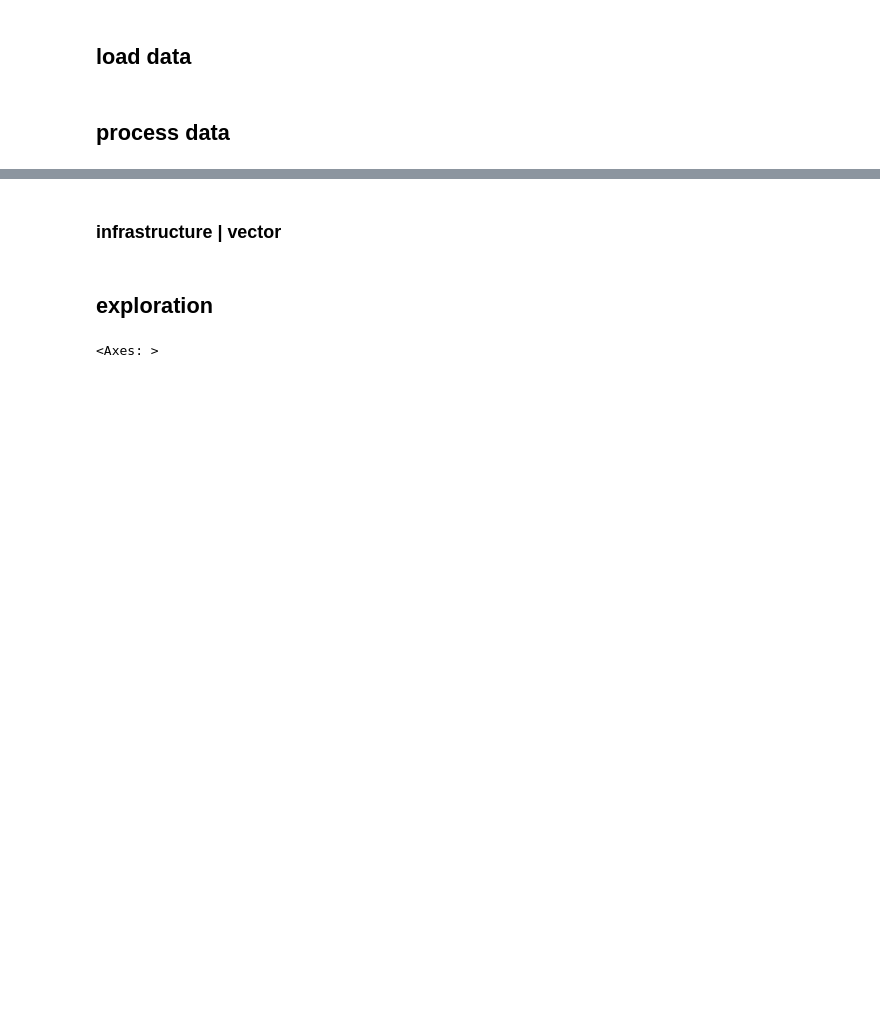
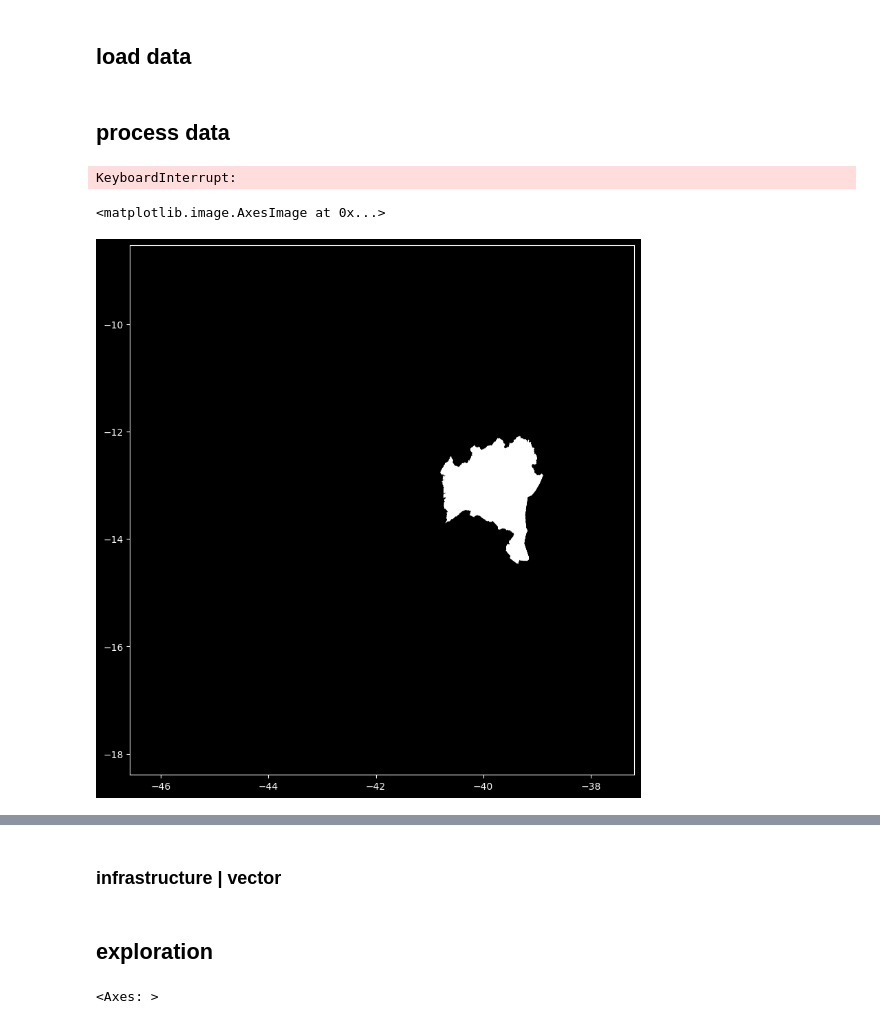
Before and after one commit to syrkis/aeolus, a Jupyter notebook: notebook.ipynb, the cells around one changed output, grey strips where cells are left out. Saved outputs shown, nothing was run; the diff lists cells and outputs as text; code cells hidden in the pictures; blank space fills up the shorter version.

```diff
--- a/notebook.ipynb
+++ b/notebook.ipynb
@@ -25,7 +25,6 @@ plt.style.use('dark_background')
 # %%
 brazil = gpd.read_file(f'{DATA_DIR}/brazil.geojson')                            # Brazil's shape
 offshore = gpd.read_file(f'{DATA_DIR}/offshore.geojson')                        # Offshore shape (constructed by adding 100km buffer to Brazil's shape)
-geometries = [mapping(polygon) for polygon in brazil.union(offshore).geometry]  # geometries of Union of Brazil and Offshore shapes
 # %%
 def load_from_global(fp):
     """
@@ -33,8 +32,9 @@ def load_from_global(fp):
     geoms: list of shapely geometries to crop to brazil
     return: (raster, transform, meta)
     """
+    geometry = [mapping(polygon) for polygon in brazil.union(offshore).geometry]
     with rasterio.open(f"{DATA_DIR}/{fp}") as src:
-        out_image, out_transform = rasterio.mask.mask(src, geometries, crop=True)
+        out_image, out_transform = rasterio.mask.mask(src, geometry, crop=True)
         out_image = out_image[0]
         out_meta = src.meta
     return out_image, out_transform, out_meta
@@ -92,0 +101,17 @@ brazil_mask = make_mask(population, population_transform, brazil)
+# %%
+# down scale to 1km (due to memory constraints). Analysis will improve if we upscale to topology, but this is a good start
+small_roughness = scale_and_crop_raster(roughness, roughness_transform, roughness_meta['crs'], wind_speed_transform, wind_speed.shape, wind_speed_meta['crs'])
+small_slope = scale_and_crop_raster(slope, slope_transform, slope_meta['crs'], wind_speed_transform, wind_speed.shape, wind_speed_meta['crs'])
+small_population = scale_and_crop_raster(population, population_transform, population_meta['crs'], wind_speed_transform, wind_speed.shape, wind_speed_meta['crs'])
+# %% [output]
+KeyboardInterrupt:
+# %%
+state = get_state_geometry('Bahia, Brazil')
+area_mask = make_mask(wind_speed, wind_speed_transform, state)
+area_box = state.bounds.iloc[0]
+fig, ax = plt.subplots(figsize=(10,10))
+ax.imshow(area_mask, cmap='gray', extent=[area_box.minx, area_box.maxx, area_box.miny, area_box.maxy])
+plt.show()
+# %% [output]
+<matplotlib.image.AxesImage at 0x...>
+[figure, added]
```
Also changed, not shown: parts of 11 cells of this notebook.
